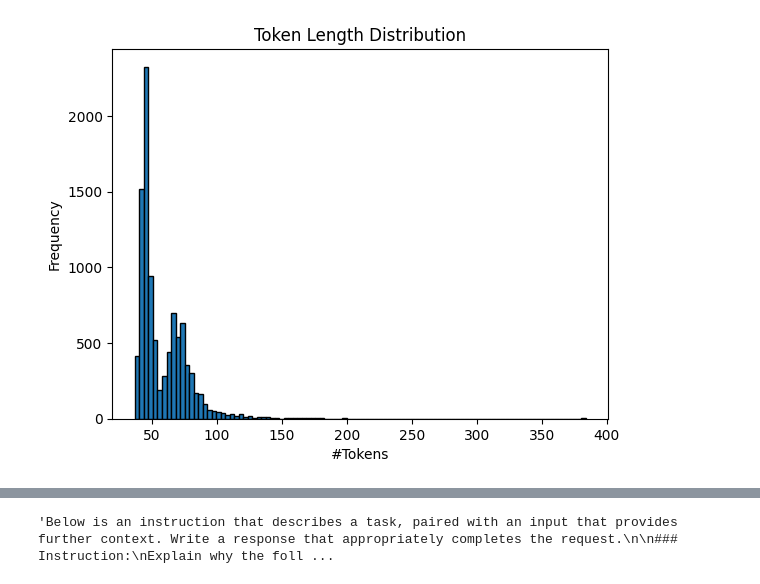
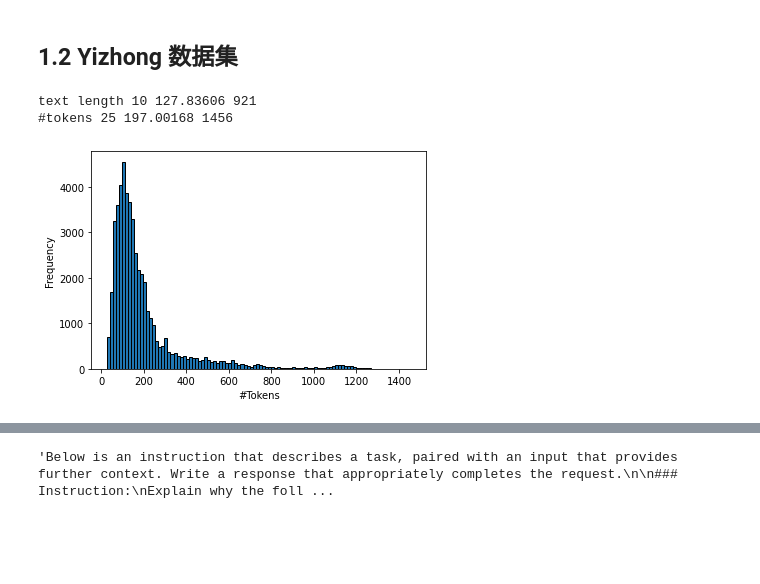
Before and after one commit to marsggbo/vllm, a Jupyter notebook: examples/anaalysis.ipynb, the cells around one changed output, grey strips where cells are left out. Drawn from its saved outputs; the diff is of its cells as text; code cells hidden in the pictures; blank space fills up the shorter version.

```diff
--- a/examples/anaalysis.ipynb
+++ b/examples/anaalysis.ipynb
@@ -6,12 +6,17 @@ import numpy as np
 import torch
 # Load model directly
 from transformers import AutoTokenizer
+import matplotlib.pyplot as plt
 
-tokenizer = AutoTokenizer.from_pretrained("/home/wangyuxin//.cache/huggingface/hub/models--mistralai--Mixtral-8x7B-Instruct-v0.1/snapshots")
-
+# tokenizer_path = "/home/wangyuxin//.cache/huggingface/hub/models--mistralai--Mixtral-8x7B-Instruct-v0.1/snapshots"
+# data_path = '/home/nus-hx/code/Sequence-Scheduling/data/alpaca-train-10k.json'
+tokenizer_path = "/home/nus-hx/.cache/huggingface/hub/models--mistralai--Mixtral-8x7B-Instruct-v0.1/snapshots/125c431e2ff41a156b9f9076f744d2f35dd6e67a"
+data_path = '/home/nus-hx/code/Sequence-Scheduling/data/alpaca-train-10k.json'
+tokenizer = AutoTokenizer.from_pretrained(tokenizer_path)
+print(tokenizer)
 def load_json(file):
     with open(file, 'r') as f:
         data = json.load(f)
     return data
 
-alpaca_data = load_json("/home/wangyuxin/xinhe/Sequence-Scheduling/data/alpaca-train-10k.json")
+alpaca_data = load_json(data_path)
@@ -38,21 +70,43 @@ text length 21 34.1237 287
+# %% [markdown]
+## 1.2 Yizhong 数据集
 # %%
-import matplotlib.pyplot as plt
+from datasets import load_dataset
+dataset = load_dataset("yizhongw/self_instruct", "super_natural_instructions")
+data_prompts = dataset['train']['prompt']
+num_samples = len(data_prompts)
+data = {}
+lengths = []
+tokens = []
+for i in range(num_samples):
+    prompt = data_prompts[i]
+    ids = tokenizer.encode(prompt)
+    data[i] = {
+        'prompt': prompt,
+        'length': len(prompt.split(' ')),
+        'num_tokens': len(ids)
+    }
+    lengths.append(len(prompt.split(' ')))
+    tokens.append(len(ids))
+print('text length', np.min(lengths), np.mean(lengths), np.max(lengths))
+print('#tokens', np.min(tokens), np.mean(tokens), np.max(tokens))
 
 # # 示例数据：替换成您的实际数据
 # lengths = [15, 20, 25, 30, 35, 40, 45, 50, 55, 60]
 
 # 对长度进行排序
 sorted_lengths = sorted(tokens)
 
 # 绘制直方图
 plt.hist(sorted_lengths, bins=100, edgecolor='black')
 
 # 添加标题和标签
-plt.title('Token Length Distribution')
+# plt.title('Token Length Distribution')
 plt.xlabel('#Tokens')
 plt.ylabel('Frequency')
 
 # 显示图形
 plt.show()
 # %% [output]
+text length 10 127.83606 921
+#tokens 25 197.00168 1456
-[figure, old version]
+[figure, new version]
```
Also changed, not shown: parts of 30 cells of this notebook, 6 other files.
